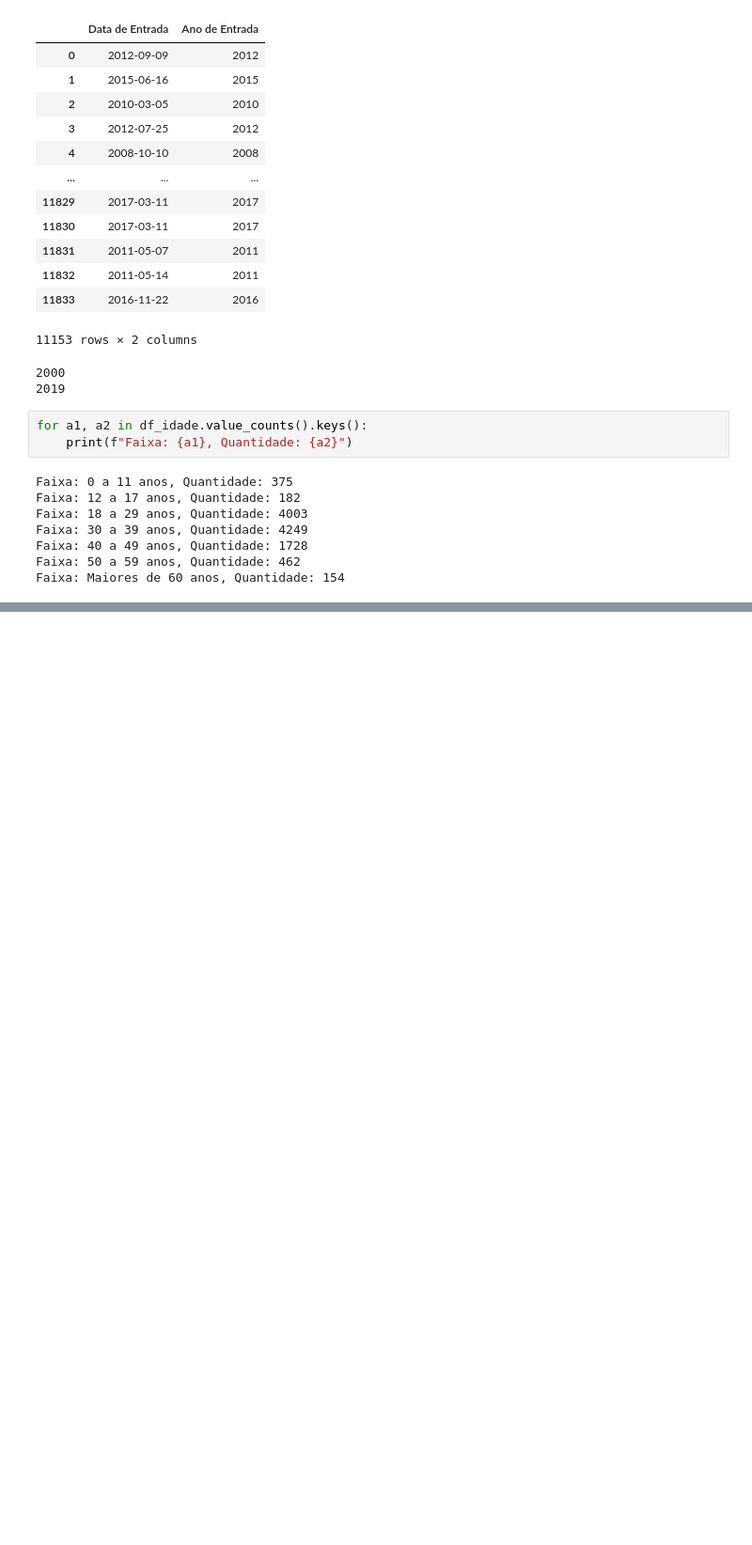
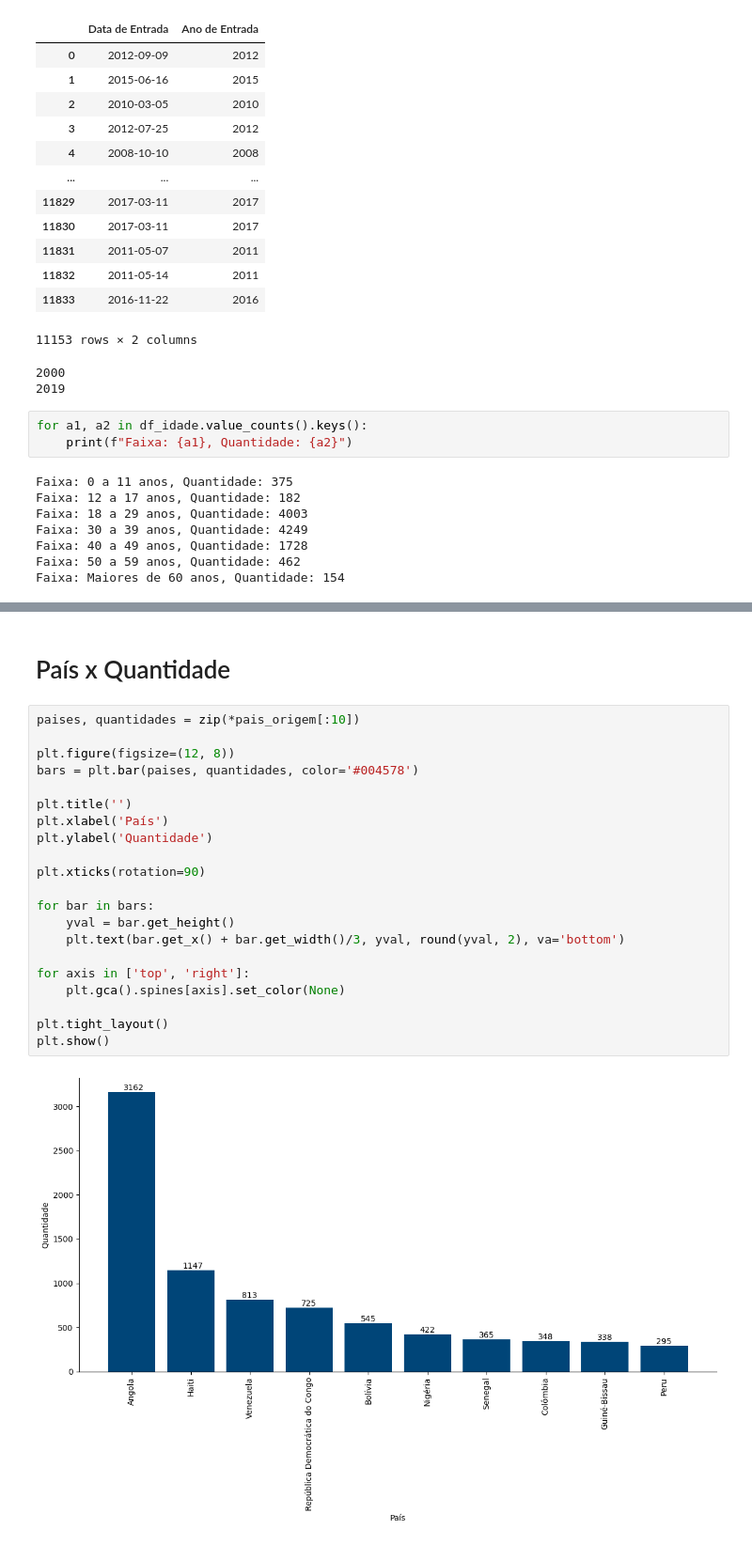
Before and after one commit to VictorHugo11/analise_imigrante, a Jupyter notebook: imigrantes.ipynb, the cells around one changed output, grey strips where cells are left out. Shown at 94% size. Drawn from its saved outputs; the diff is of its cells as text; blank space fills up the shorter version.

```diff
--- a/imigrantes.ipynb
+++ b/imigrantes.ipynb
@@ -542,0 +627,25 @@ NameError: name 'tabela_original' is not defined
+# %% [markdown]
+# País x Quantidade
+# %%
+paises, quantidades = zip(*pais_origem[:10])
+
+plt.figure(figsize=(12, 8))
+bars = plt.bar(paises, quantidades, color='#004578')
+
+plt.title('')
+plt.xlabel('País')
+plt.ylabel('Quantidade')
+
+plt.xticks(rotation=90)
+
+for bar in bars:
+    yval = bar.get_height()
+    plt.text(bar.get_x() + bar.get_width()/3, yval, round(yval, 2), va='bottom')
+
+for axis in ['top', 'right']:
+    plt.gca().spines[axis].set_color(None)
+
+plt.tight_layout()
+plt.show()
+# %% [output]
+[figure, added]
```
Also changed, not shown: parts of 8 cells of this notebook.
